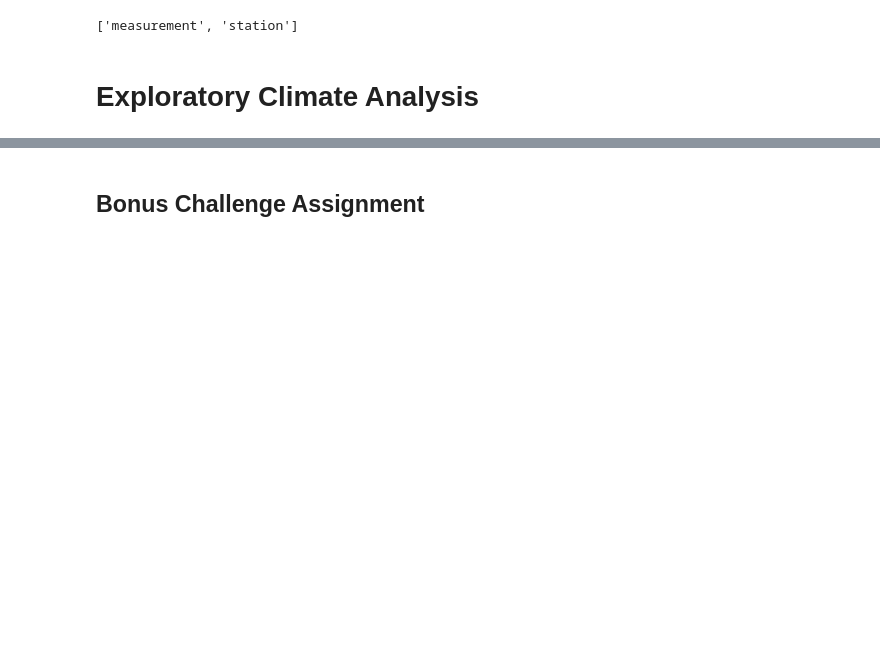
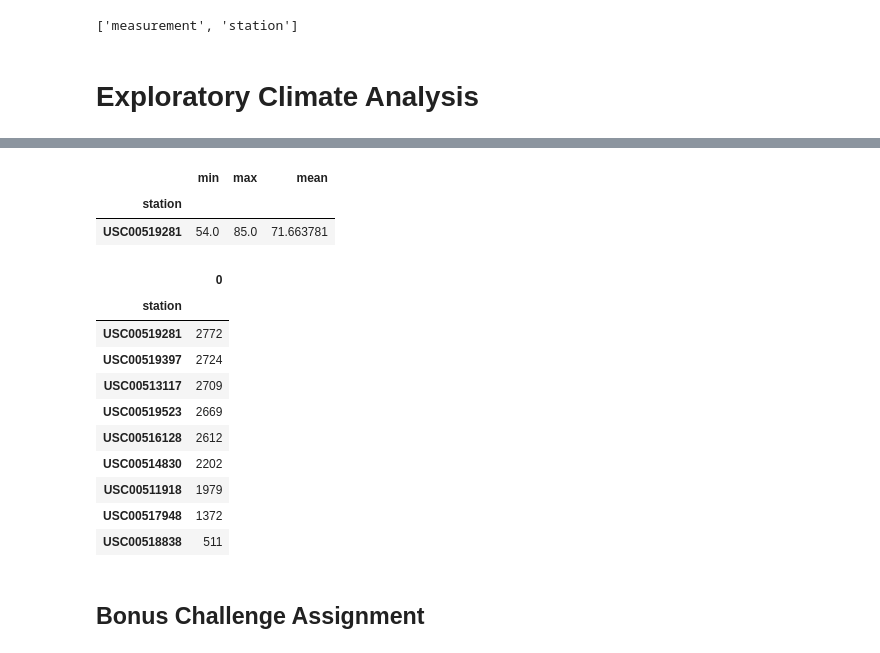
Before and after one commit to umiranda/Hawaii-Weather-analysis, a Jupyter notebook: New_code3.ipynb, the cells around one changed output, grey strips where cells are left out. Saved outputs shown, nothing was run; the diff lists cells and outputs as text; code cells hidden in the pictures; blank space fills up the shorter version.

```diff
--- a/New_code3.ipynb
+++ b/New_code3.ipynb
@@ -80,9 +157,34 @@ OperationalError: (sqlite3.OperationalError) no such table: hawaii
 # %%
 # Using the station id from the previous query, calculate the lowest temperature recorded,
 # highest temperature recorded, and average temperature of the most active station?
+station_281 = session.query(Measurement.station , Measurement.id, Measurement.tobs).\
+    filter(Measurement.station == 'USC00519281').all()
+station_281_df = pd.DataFrame(station_281)
+station_281_df.head()
+most_act_stat = station_281_df.groupby('station').tobs.agg(['min', 'max', 'mean'])
+most_act_stat
+# %% [output]
+|  | min | max | mean |
+| station |  |  |  |
+| USC00519281 | 54.0 | 85.0 | 71.663781 |
 # %%
 # Choose the station with the highest number of temperature observations.
 # Query the last 12 months of temperature observation data for this station and plot the results as a histogram
+active_st = number_st_df.value_counts('station')
+active_st_df = pd.DataFrame(active_st)
+active_st_df
+# %% [output]
+|  | 0 |
+| station |  |
+| USC00519281 | 2772 |
+| USC00519397 | 2724 |
+| USC00513117 | 2709 |
+| USC00519523 | 2669 |
+| USC00516128 | 2612 |
+| USC00514830 | 2202 |
+| USC00511918 | 1979 |
+| USC00517948 | 1372 |
+| USC00518838 | 511 |
 # %% [markdown]
 ## Bonus Challenge Assignment
 # %%
```
Also changed, not shown: parts of 10 cells of this notebook.
